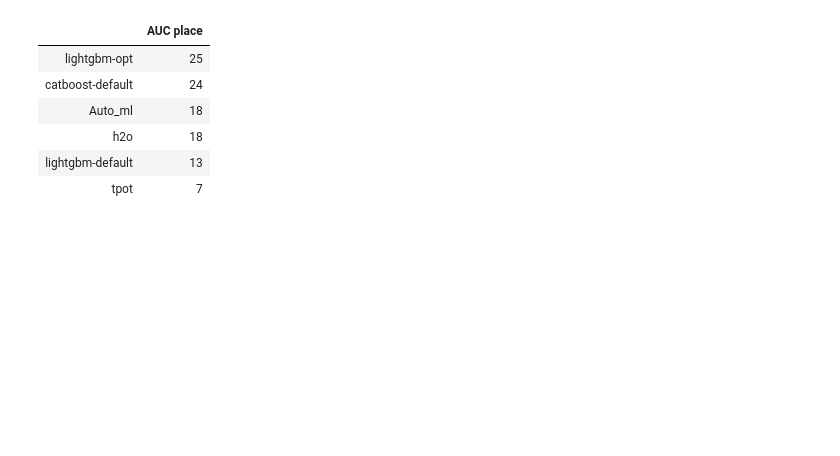
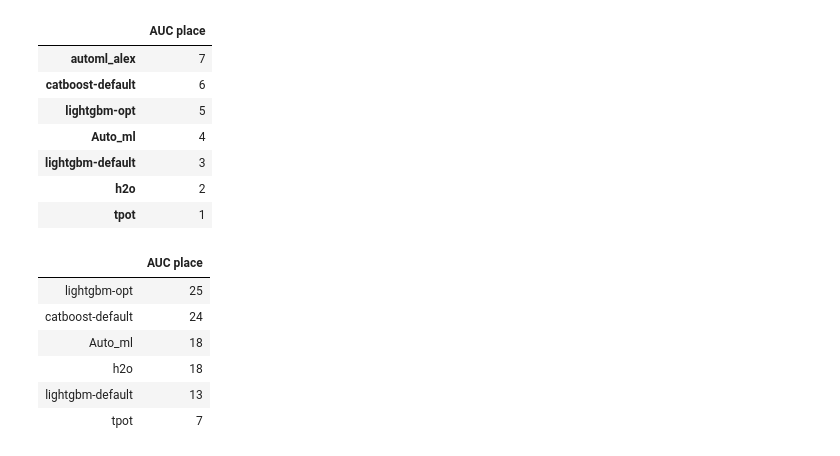
Before and after one commit to Alex-Lekov/AutoML-Benchmark, a Jupyter notebook: binary-classification/bench_v1.ipynb, the cells around one changed output. Cells and saved outputs as stored; diff of their text form; code cells hidden in the pictures; blank space fills up the shorter version.

```diff
--- a/binary-classification/bench_v1.ipynb
+++ b/binary-classification/bench_v1.ipynb
@@ -93,6 +127,17 @@ bench = pd.io.json.json_normalize(bench_result,).T
 bench.columns = ['AUC place']
 # %%
 bench = bench.sort_values(by='AUC place', ascending=False)
+# %%
+bench
+# %% [output]
+|  | AUC place |
+| automl_alex | 7 |
+| catboost-default | 6 |
+| lightgbm-opt | 5 |
+| Auto_ml | 4 |
+| lightgbm-default | 3 |
+| h2o | 2 |
+| tpot | 1 |
 # %%
 # import matplotlib.pyplot as plt
 # plt.style.use('bmh')
```
Also changed, not shown: parts of 12 cells of this notebook, 21 other files.
